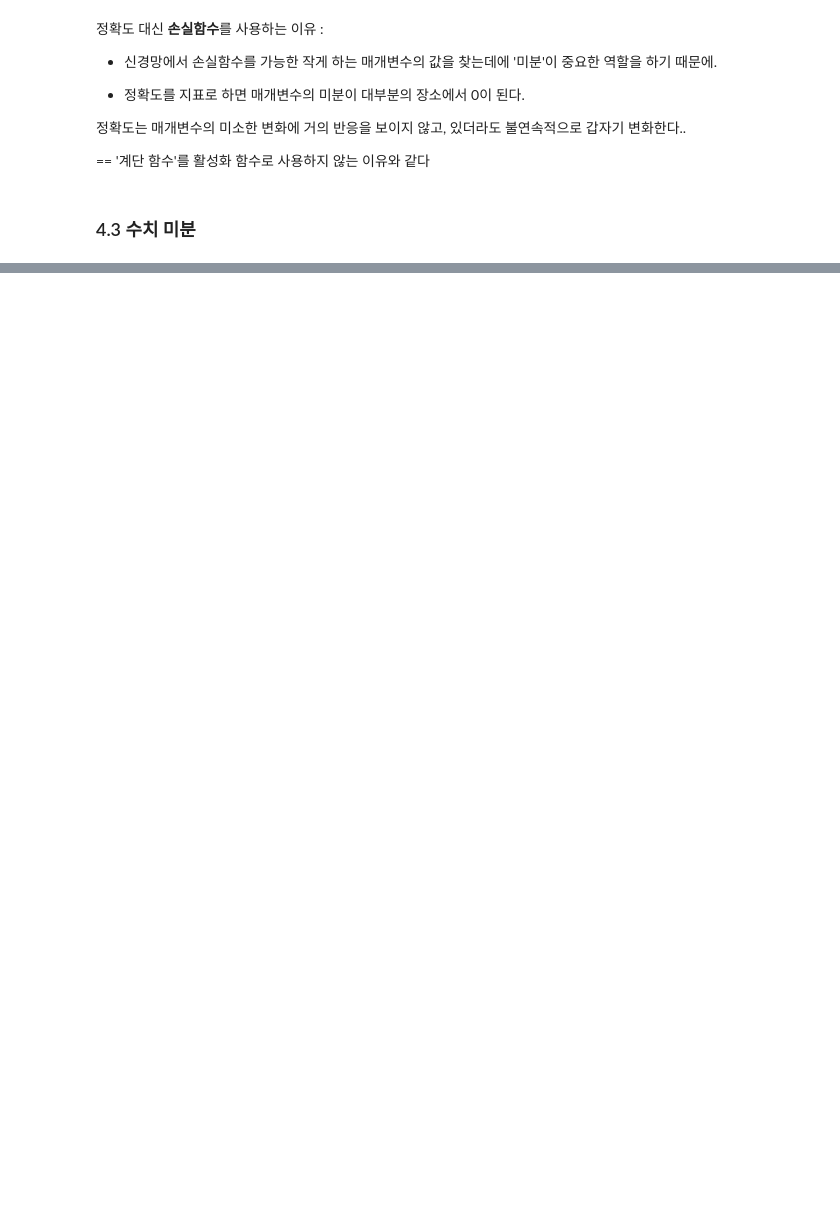
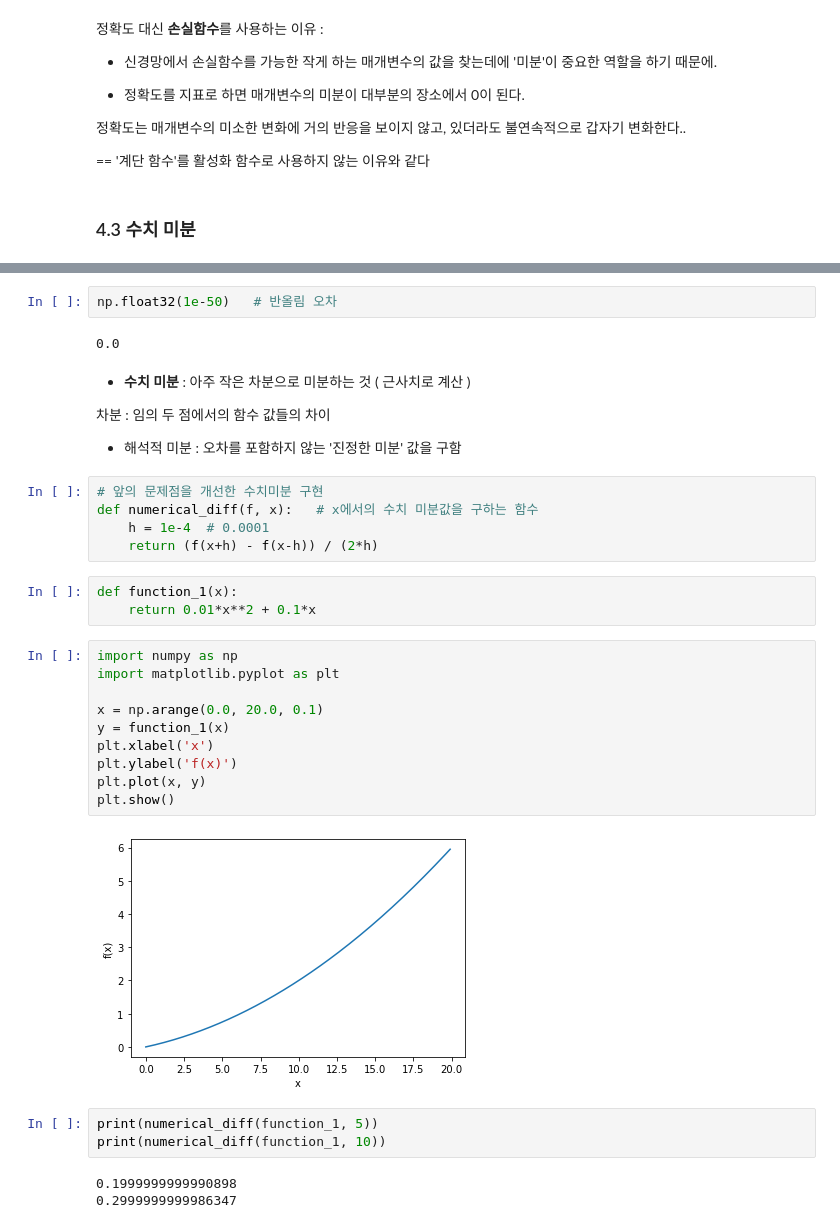
Before and after one commit to hyeon1263/BigAI, a Jupyter notebook: 밑바닥부터 시작하는 딥러닝/Chapter04.ipynb, the cells around one changed output, grey strips where cells are left out. Saved outputs shown, nothing was run; the diff lists cells and outputs as text; blank space fills up the shorter version.

```diff
--- a/밑바닥부터 시작하는 딥러닝/Chapter04.ipynb
+++ b/밑바닥부터 시작하는 딥러닝/Chapter04.ipynb
@@ -154,0 +175,36 @@ def cross_entropy_error(y, t):
+# %%
+np.float32(1e-50)   # 반올림 오차
+# %% [output]
+0.0
+# %% [markdown]
+- **수치 미분** : 아주 작은 차분으로 미분하는 것 ( 근사치로 계산 )
+
+차분 : 임의 두 점에서의 함수 값들의 차이
+
+- 해석적 미분 : 오차를 포함하지 않는 '진정한 미분' 값을 구함
+# %%
+# 앞의 문제점을 개선한 수치미분 구현
+def numerical_diff(f, x):   # x에서의 수치 미분값을 구하는 함수
+    h = 1e-4  # 0.0001
+    return (f(x+h) - f(x-h)) / (2*h)
+# %%
+def function_1(x):
+    return 0.01*x**2 + 0.1*x
+# %%
+import numpy as np
+import matplotlib.pyplot as plt
+
+x = np.arange(0.0, 20.0, 0.1)
+y = function_1(x)
+plt.xlabel('x')
+plt.ylabel('f(x)')
+plt.plot(x, y)
+plt.show()
+# %% [output]
+[figure, added]
+# %%
+print(numerical_diff(function_1, 5))
+print(numerical_diff(function_1, 10))
+# %% [output]
+0.1999999999990898
+0.2999999999986347
```
Also changed, not shown: parts of 47 cells of this notebook.
